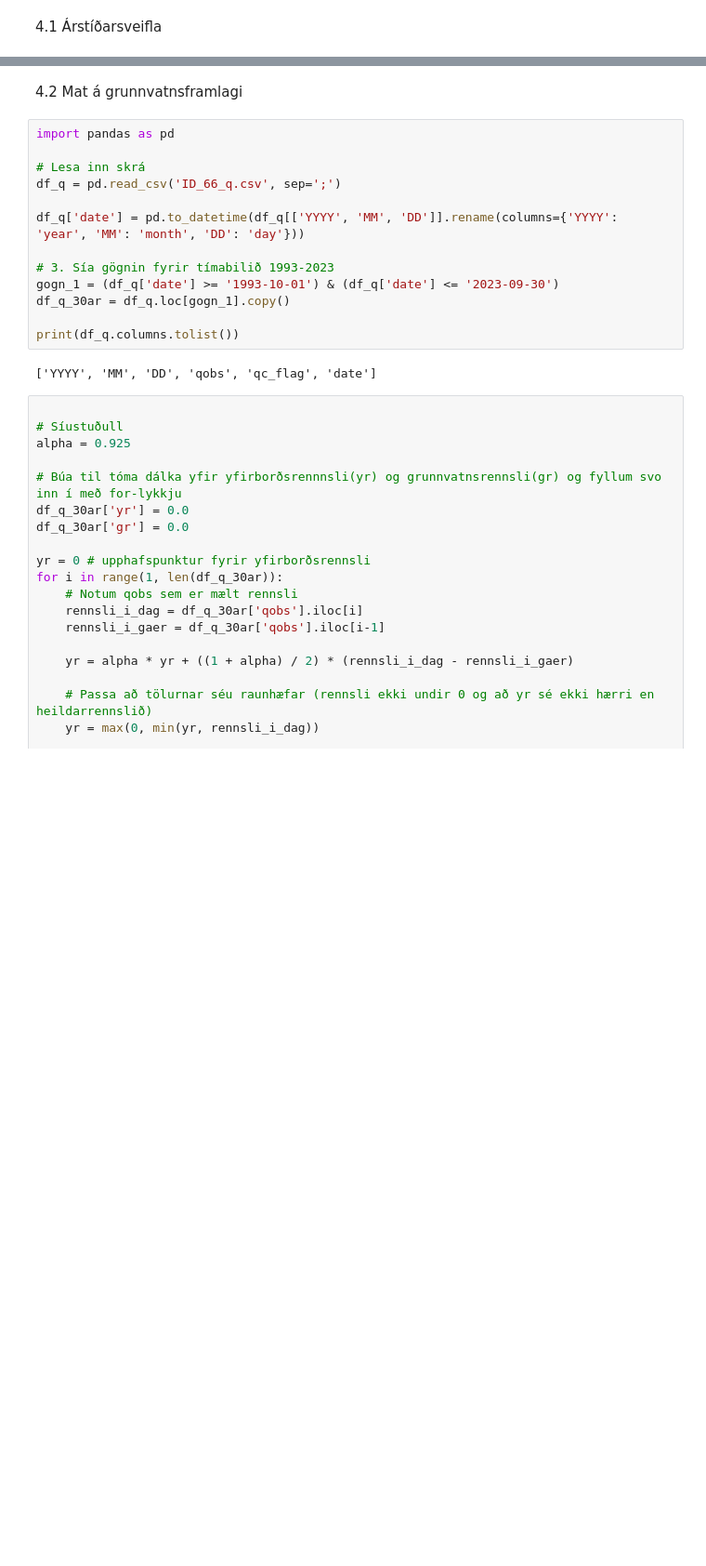
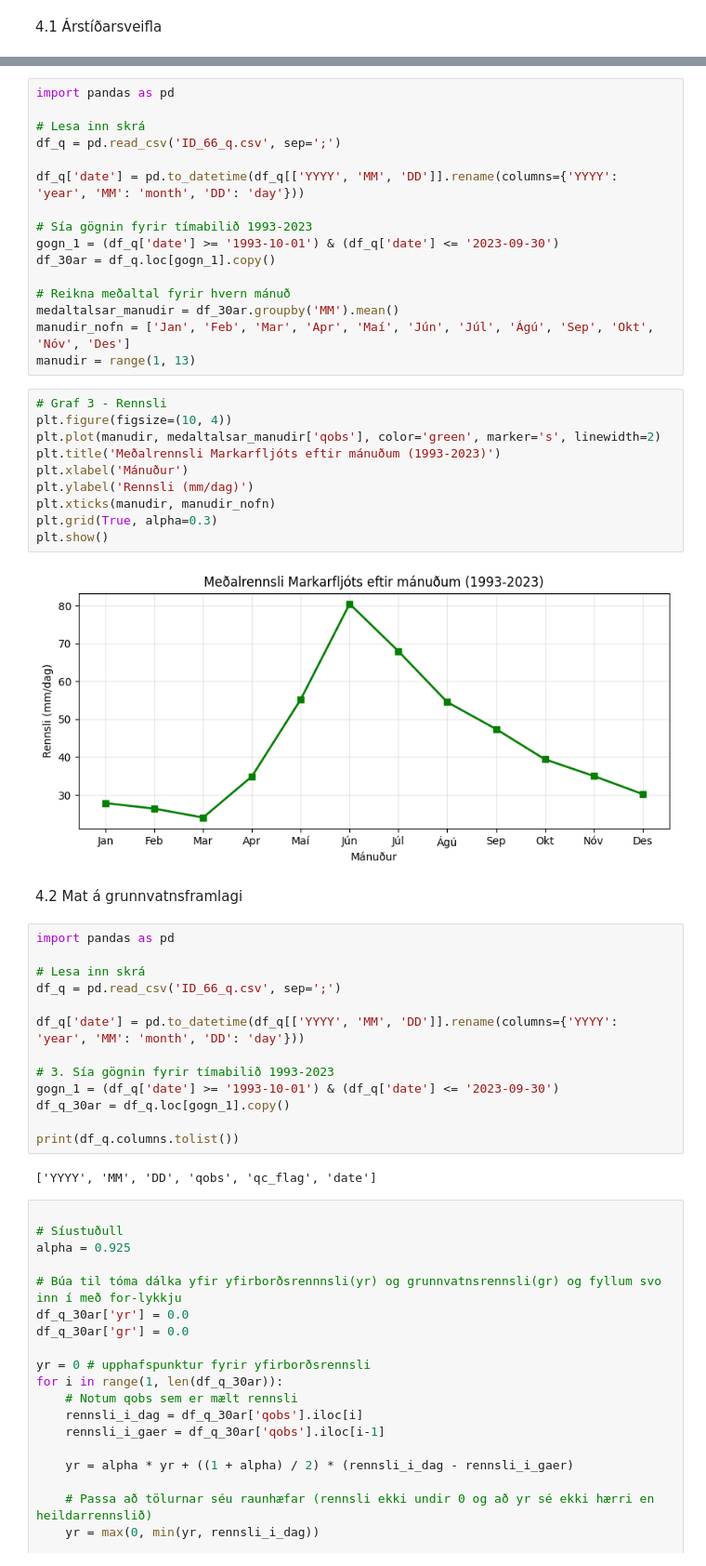
Before and after one commit to luciasoley/Lokaverkefni, a Jupyter notebook: greining.ipynb, the cells around one changed output, grey strips where cells are left out. Shown at 93% size. Drawn from its saved outputs; the diff is of its cells as text; blank space fills up the shorter version.

```diff
--- a/greining.ipynb
+++ b/greining.ipynb
@@ -53,3 +42,31 @@ plt.show()
+# %%
+import pandas as pd
+
+# Lesa inn skrá
+df_q = pd.read_csv('ID_66_q.csv', sep=';')
+
+df_q['date'] = pd.to_datetime(df_q[['YYYY', 'MM', 'DD']].rename(columns={'YYYY': 'year', 'MM': 'month', 'DD': 'day'}))
+
+# Sía gögnin fyrir tímabilið 1993-2023
+gogn_1 = (df_q['date'] >= '1993-10-01') & (df_q['date'] <= '2023-09-30')
+df_30ar = df_q.loc[gogn_1].copy()
+
+# Reikna meðaltal fyrir hvern mánuð
+medaltalsar_manudir = df_30ar.groupby('MM').mean()
+manudir_nofn = ['Jan', 'Feb', 'Mar', 'Apr', 'Maí', 'Jún', 'Júl', 'Ágú', 'Sep', 'Okt', 'Nóv', 'Des']
+manudir = range(1, 13)
+# %%
+# Graf 3 - Rennsli
+plt.figure(figsize=(10, 4))
+plt.plot(manudir, medaltalsar_manudir['qobs'], color='green', marker='s', linewidth=2)
+plt.title('Meðalrennsli Markarfljóts eftir mánuðum (1993-2023)')
+plt.xlabel('Mánuður')
+plt.ylabel('Rennsli (mm/dag)')
+plt.xticks(manudir, manudir_nofn)
+plt.grid(True, alpha=0.3)
+plt.show()
+# %% [output]
+[figure, added]
 # %% [markdown]
 4.2 Mat á grunnvatnsframlagi
 # %%
```
Also changed, not shown: parts of 5 cells of this notebook.
